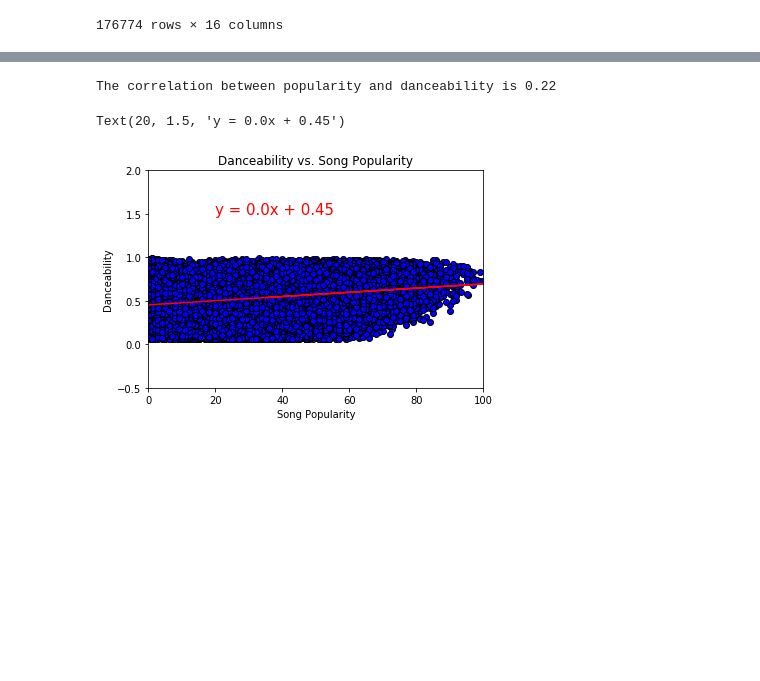
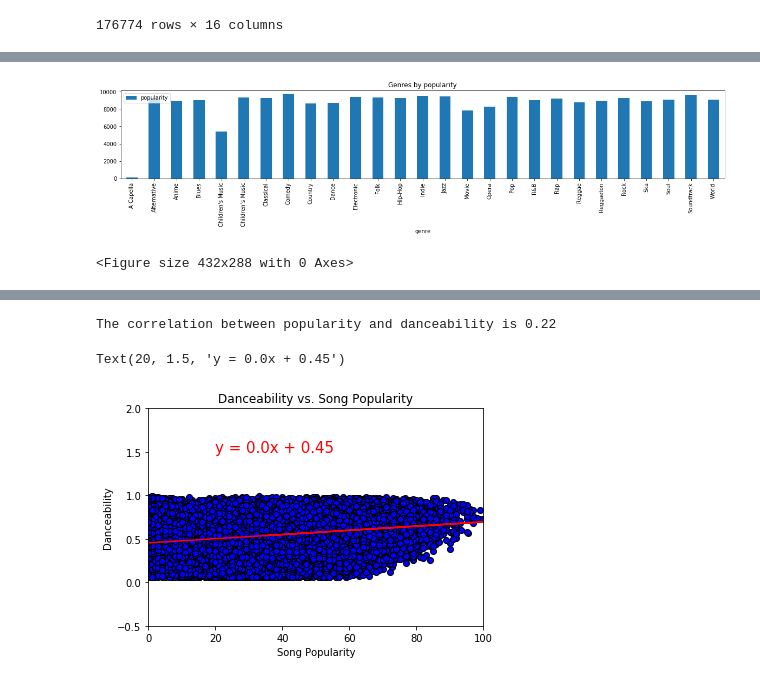
Before and after one commit to zsvorenova/Group_Three, a Jupyter notebook: 2000-A Cleaning.ipynb, the cells around one changed output, grey strips where cells are left out. Cells and saved outputs as stored; diff of their text form; code cells hidden in the pictures; blank space fills up the shorter version.

```diff
--- a/2000-A Cleaning.ipynb
+++ b/2000-A Cleaning.ipynb
@@ -167,0 +213,5 @@ clean_data1
+# %%
+#Group by popularity on the actual data to sort out more
+genres_popularity=pd.DataFrame(spotify_df.groupby(['genre'])['popularity'].count())
+genres_popularity=genres_popularity.reset_index()
+genres_popularity
@@ -167,0 +236,12 @@ clean_data1
+# %%
+# Use DataFrame.plot() in order to create a bar chart of the data
+genres_popularity.plot(kind="bar", figsize=(20,3))
+
+# Set a title for the chart
+plt.title("Genres by popularity")
+plt.savefig("Images/Bar Chart 1.png")
+plt.show()
+plt.tight_layout()
+# %% [output]
+[figure, added]
+<Figure size 432x288 with 0 Axes>
```
Also changed, not shown: parts of 29 cells of this notebook, 2 other files.
